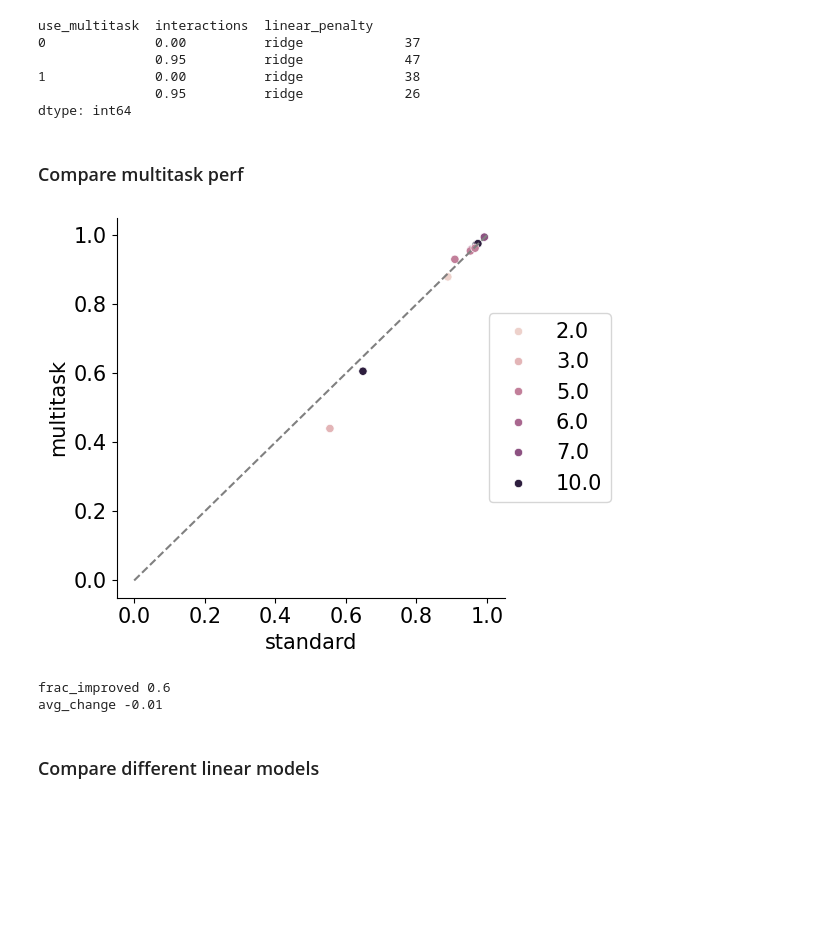
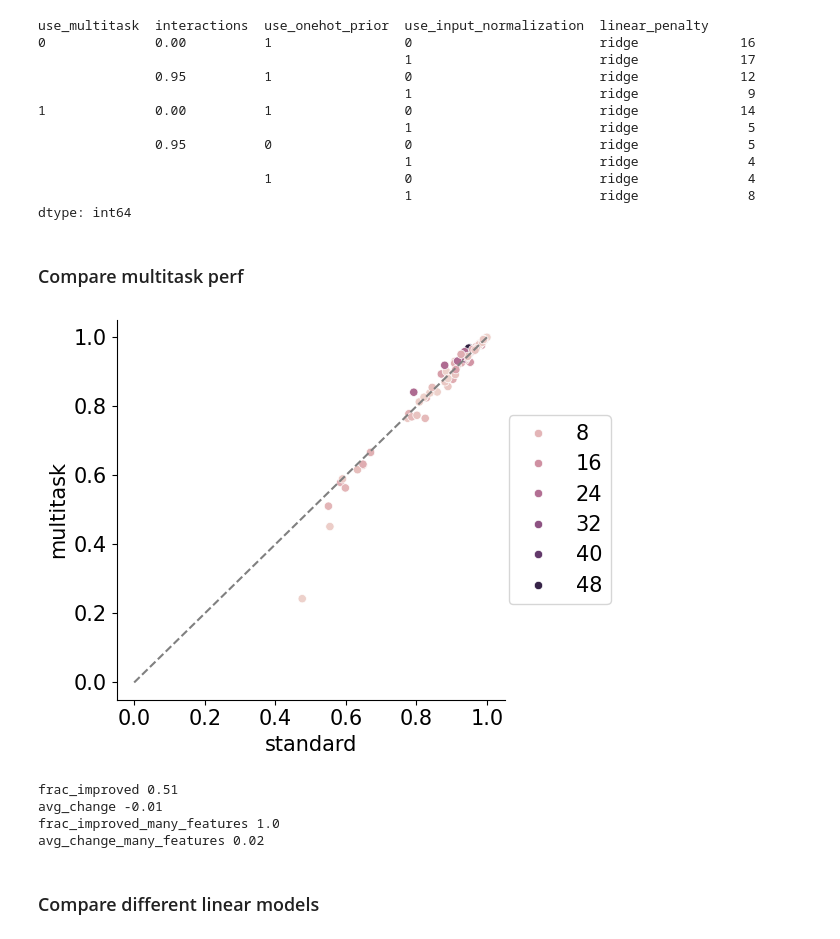
Before and after one commit to csinva/gam-experiments, a Jupyter notebook: notebooks/05_multitask_gam.ipynb, the cells around one changed output. Drawn from its saved outputs; the diff is of its cells as text; code cells hidden in the pictures; blank space fills up the shorter version.

Commit message:
add onehot_prior expts

```diff
--- a/notebooks/05_multitask_gam.ipynb
+++ b/notebooks/05_multitask_gam.ipynb
@@ -35,20 +35,30 @@ Implementing implicit namespace packages (as specified in PEP 420) is preferred
 Implementing implicit namespace packages (as specified in PEP 420) is preferred to `pkg_resources.declare_namespace`. See https://setuptools.pypa.io/en/latest/references/keywords.html#keyword-namespac ...
   declare_namespace(parent)
 # %%
-d.groupby(['use_multitask', 'interactions', 'linear_penalty']).size()
+d.groupby(
+    ['use_multitask', 'interactions', 'use_onehot_prior',
+     'use_input_normalization', 'linear_penalty']
+).size()
 # %% [output]
-use_multitask  interactions  linear_penalty
-0              0.00          ridge             37
-               0.95          ridge             47
-1              0.00          ridge             38
-               0.95          ridge             26
+use_multitask  interactions  use_onehot_prior  use_input_normalization  linear_penalty
+0              0.00          1                 0                        ridge             16
+                                               1                        ridge             17
+               0.95          1                 0                        ridge             12
+                                               1                        ridge              9
+1              0.00          1                 0                        ridge             14
+                                               1                        ridge              5
+               0.95          0                 0                        ridge              5
+                                               1                        ridge              4
+                             1                 0                        ridge              4
+                                               1                        ridge              8
 dtype: int64
 # %% [markdown]
 ### Compare multitask perf
 # %%
 # filter datasets for which there is a row with use_multitask=0 and use_multitask=1 (done running)
-d2 = d[(d.linear_penalty == 'ridge') * (d.interactions == 0.95)]
-# d2 = d[(d.linear_penalty == 'ridge') * (d.interactions == 0)]
+d2 = d[(d.linear_penalty == 'ridge') * (d.interactions == 0.95)
+       #    * (d.use_input_normalization == 0)]
+       * (d.use_input_normalization == 1)]
 d2 = d2.groupby(['dataset_name'])
 d2 = d2.filter(lambda x: len(x) == 2)
 
@@ -58,36 +68,38 @@ r2_table = d2.pivot_table(index=['dataset_name'], columns=[
 
 # add num_features based on dataset_name
 n_features = d2.groupby(['dataset_name']).first().n_features
 n_samples = d2.groupby(['dataset_name']).first().n_samples
 
 # add some metadata filters
 r2_table['num_features'] = n_features
 r2_table['num_samples'] = n_samples
 r2_table['feature_over_samples'] = r2_table['num_features'].astype(
     int) / r2_table['num_samples'].astype(int)
 r2_table = r2_table.rename(columns={0: 'standard', 1: 'multitask'})
 
 
 sns.scatterplot(data=r2_table, x='standard', y='multitask', hue='num_features')
 plt.plot([0, 1], [0, 1], '--', color='gray')
 plt.legend(loc='center right', bbox_to_anchor=(1.3, 0.5))
 plt.show()
 
 r2_table['improvement'] = r2_table['multitask'] - r2_table['standard']
 print('frac_improved', round((r2_table['improvement'] > 0).mean(), 2))
 print('avg_change', r2_table['improvement'].mean().round(2))
 many_features = r2_table['num_features'] > 25
 if many_features.sum() > 0:
     print('frac_improved_many_features',
           round((r2_table['improvement'][many_features] > 0).mean(), 2))
     print('avg_change_many_features',
           round(r2_table['improvement'][many_features].mean(), 2))
 # with pd.option_context('display.max_rows', None, 'display.max_columns', None):
 # display(r2_table.sort_values('improvement', ascending=False).round(2))
 # %% [output]
-[figure, old version]
+[figure, new version]
-frac_improved 0.6
+frac_improved 0.51
 avg_change -0.01
+frac_improved_many_features 1.0
+avg_change_many_features 0.02
 # %% [markdown]
 ### Compare different linear models
 # %%
```
Also changed, not shown: parts of 1 cell of this notebook, 2 other files.
